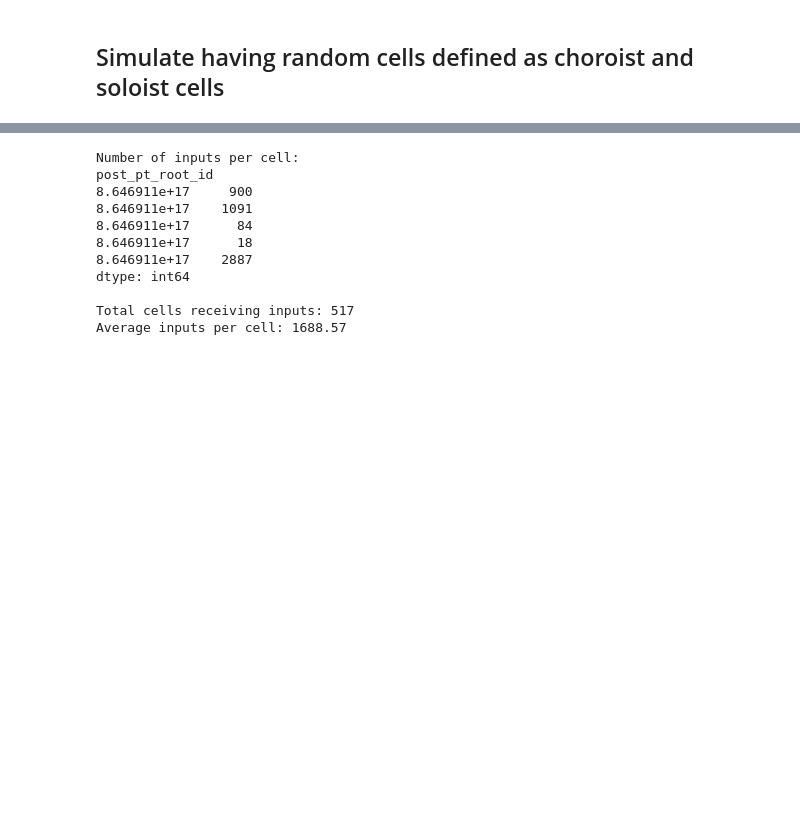
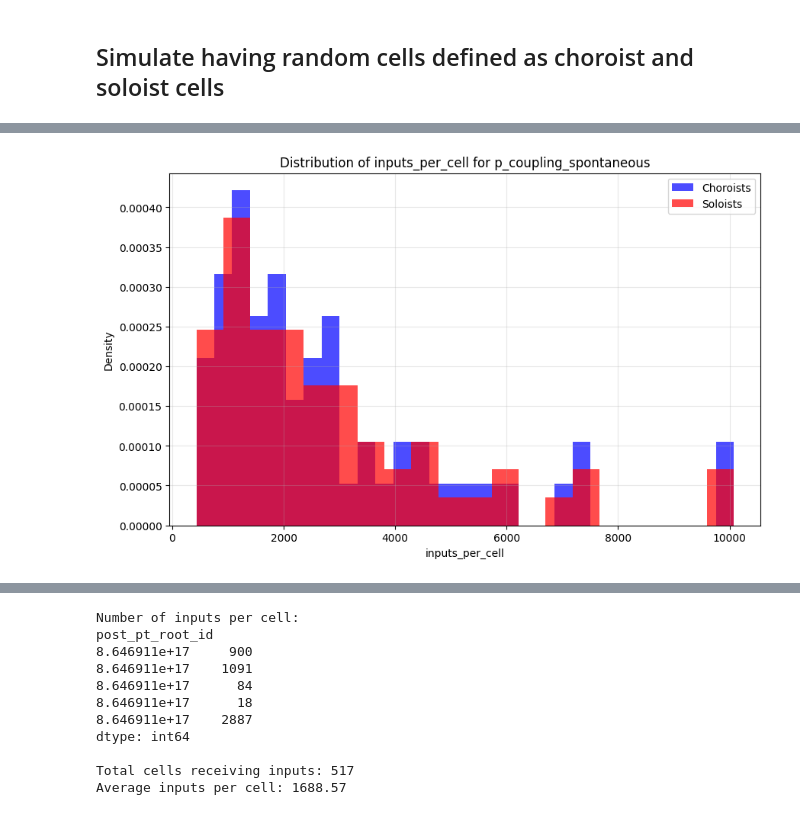
Before and after one commit to Cherk93/Functional_Connectivity_V1DD, a Jupyter notebook: scripts/choroist_vs_soloists.ipynb, the cells around one changed output, grey strips where cells are left out. Drawn from its saved outputs; the diff is of its cells as text; code cells hidden in the pictures; blank space fills up the shorter version.

```diff
--- a/scripts/choroist_vs_soloists.ipynb
+++ b/scripts/choroist_vs_soloists.ipynb
@@ -345,0 +284,28 @@ Average inputs per cell: 163.92
+# %%
+y_soloist = df_stimulus_soloist['p_coupling_value'].values
+X_soloist = df_stimulus_soloist[x_variable].values
+
+y_choroist = df_stimulus_choroist['p_coupling_value'].values
+X_choroist = df_stimulus_choroist[x_variable].values
+
+plt.figure(figsize=(10, 6))
+plt.hist(X_soloist,
+         bins=30,
+         alpha=0.7,
+         label='Choroists',
+         color='blue',
+         density=True)
+plt.hist(X_soloist,
+         bins=20,
+         alpha=0.7,
+         label='Soloists',
+         color='red',
+         density=True)
+plt.xlabel(x_variable)
+plt.ylabel('Density')
+plt.title(f'Distribution of {x_variable} for {stimulus}')
+plt.legend()
+plt.grid(True, alpha=0.3)
+plt.show()
+# %% [output]
+[figure, added]
```
Also changed, not shown: parts of 27 cells of this notebook, 1 other file.
